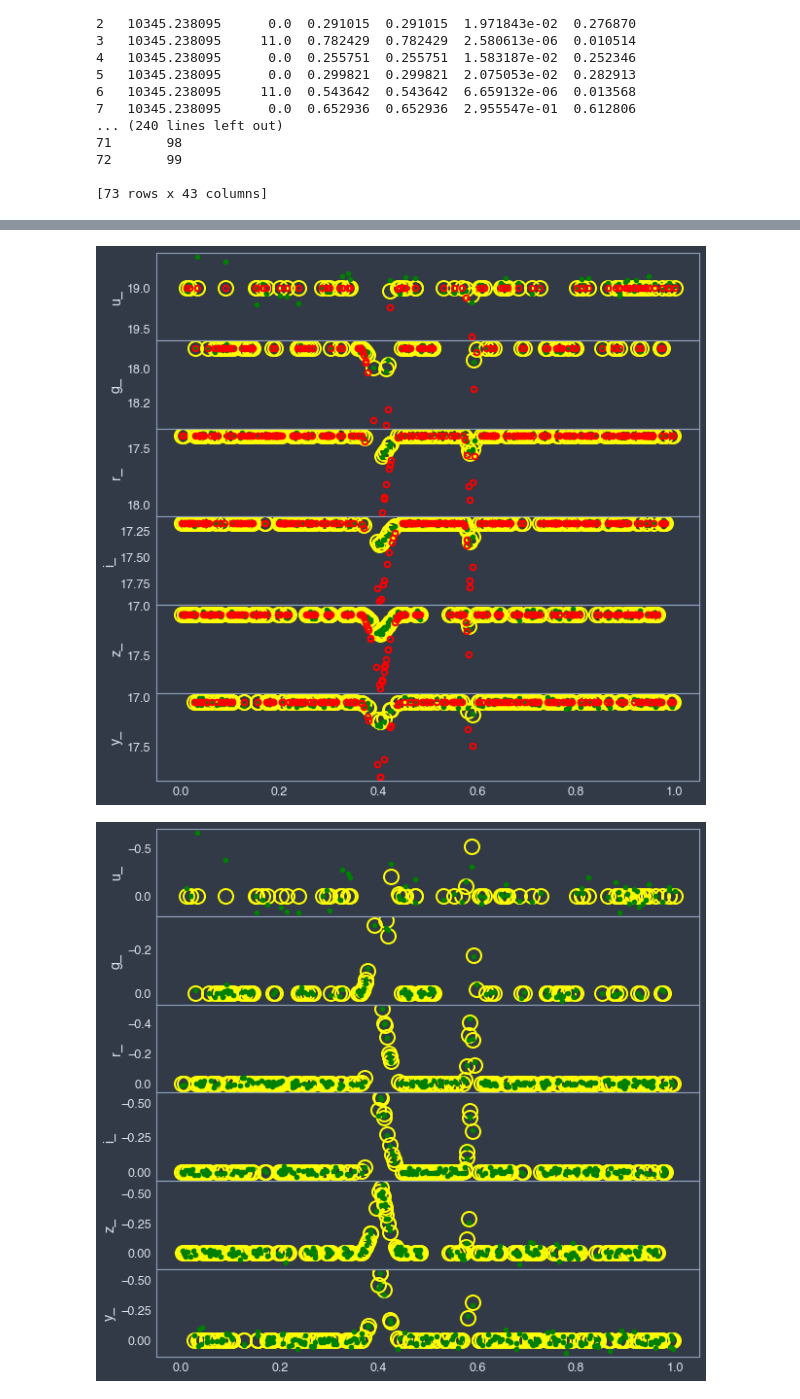
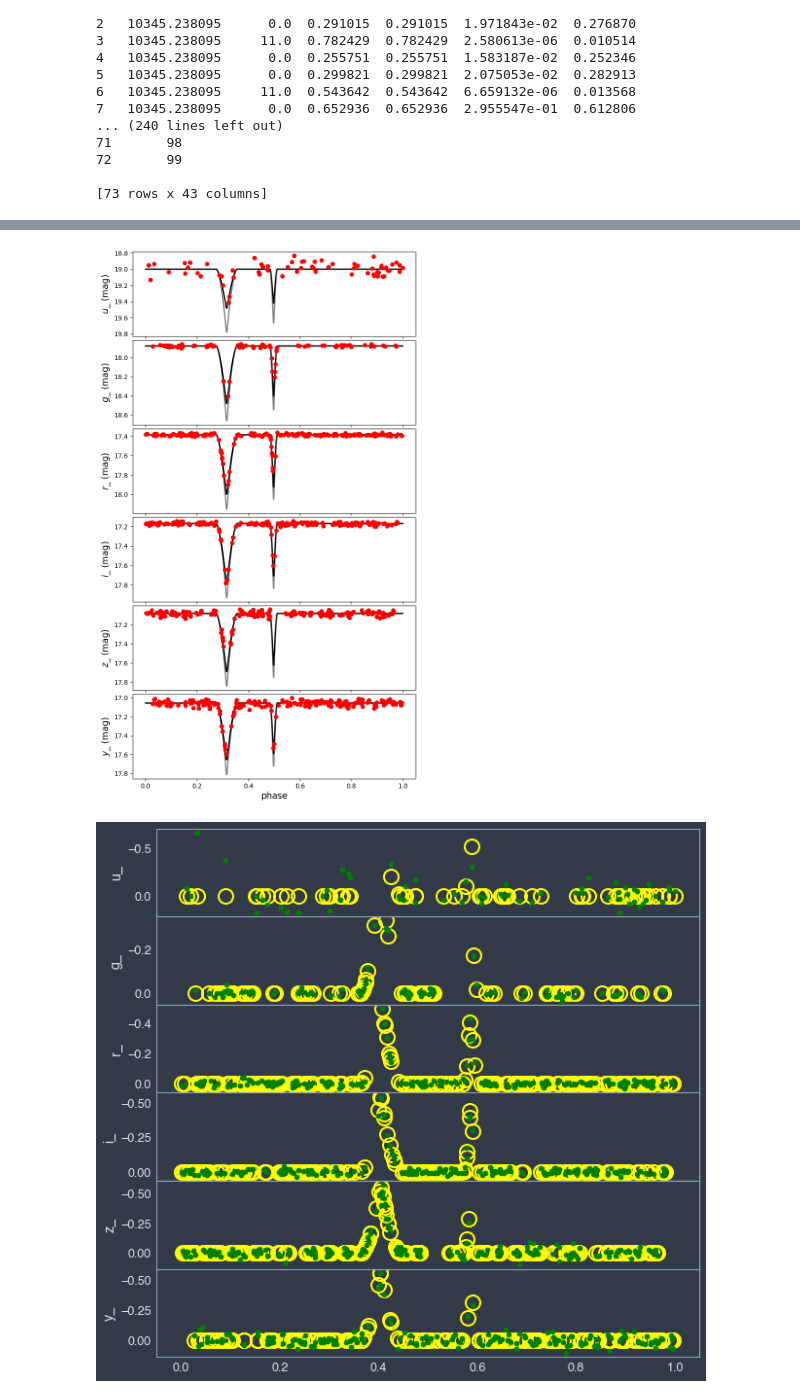
Before and after one commit to ageller/EB-LSST, a Jupyter notebook: testing/crowding/testClusterCrowdingDriver.ipynb, the cells around one changed output, grey strips where cells are left out. Drawn from its saved outputs; the diff is of its cells as text; code cells hidden in the pictures.

```diff
--- a/testing/crowding/testClusterCrowdingDriver.ipynb
+++ b/testing/crowding/testClusterCrowdingDriver.ipynb
@@ -188,8 +239,10 @@ print(worker.EB.light_3)
 # %%
 #also check the light curve
+worker.EB.useOpSimDates = True
 worker.run_ellc()
 appMagObs = worker.EB.appMagObs.copy()
 appMag = worker.EB.appMag.copy()
+obsDates = worker.EB.obsDates.copy()
 
 #and check with no light_3 as a comparison
 light_3 = {}
@@ -198,23 +251,47 @@ for f in worker.filters:
 worker.run_ellc(light_3 = light_3)
 appMagObs_noLight3 = worker.EB.appMagObs.copy()
 appMag_noLight3 = worker.EB.appMag.copy()
+# %%
+#also try to get a clean light curve with very find sampling
+worker.EB.useOpSimDates = False
+worker.EB.cadence = 0.1
+
+worker.run_ellc()
+appMagObs_full = worker.EB.appMagObs.copy()
+appMag_full = worker.EB.appMag.copy()
+obsDates_full = worker.EB.obsDates.copy()
+
+worker.run_ellc(light_3 = light_3)
+appMagObs_noLight3_full = worker.EB.appMagObs.copy()
+appMag_noLight3_full = worker.EB.appMag.copy()
+obsDates_noLight3_full = worker.EB.obsDates.copy()
 # %%
-fig,ax = plt.subplots(6,1, figsize=(10,10), sharex = True)
+fig,ax = plt.subplots(6,1, figsize=(8,15), sharex = True)
 for i,f in enumerate(worker.filters):
     #with crowding
-    phase = (worker.EB.obsDates[f] % worker.EB.period)/worker.EB.period
-    ax[i].plot(phase, appMag[f],'o',  mec='yellow', mfc='none', mew=2, markersize=15)
-    ax[i].plot(phase, appMagObs[f],'o', color='green')
-
-    ax[i].plot(phase, appMag_noLight3[f],'o', color='red', mew=2, mfc='none')
+    phase = (obsDates[f] % worker.EB.period)/worker.EB.period
+    #ax[i].plot(phase, appMag[f],'o',  mec='yellow', mfc='none', mew=2, markersize=15)
+    #ax[i].plot(phase, appMag_noLight3[f],'o', color='red', mew=2, mfc='none')
     #ax[i].plot(phase, appMagObs_noLight3[f],'.', color='orange')
 
+    phase_noLight3_full = (obsDates_noLight3_full[f] % worker.EB.period)/worker.EB.period
+    s = np.argsort(phase_noLight3_full)
+    ax[i].plot(phase_noLight3_full[s], appMag_noLight3_full[f][s], color='gray', lw=2)
+
+    phase_full = (obsDates_full[f] % worker.EB.period)/worker.EB.period
+    s = np.argsort(phase_full)
+    ax[i].plot(phase_full[s], appMag_full[f][s], color='black', lw=2)
+
+    ax[i].plot(phase, appMagObs[f],'o', color='red')
+
+
     ax[i].set_ylim(ax[i].get_ylim()[::-1])
-    ax[i].set_ylabel(f)
-
-plt.subplots_adjust(hspace=0)
+    ax[i].set_ylabel(r'$'+str(f[0])+'\_$ (mag)', fontsize=14)
+ax[5].set_xlabel('phase',fontsize=14)
+plt.subplots_adjust(hspace=0.05)
+fig.savefig('M10crowding_LC.pdf', format = 'pdf', bbox_inches = 'tight')
 # %% [output]
-[figure, old version]
+[figure, new version]
 # %%
 fig,ax = plt.subplots(6,1, figsize=(10,10), sharex = True)
 for i,f in enumerate(worker.filters):
```
Also changed, not shown: parts of 5 cells of this notebook, 4 other files.
